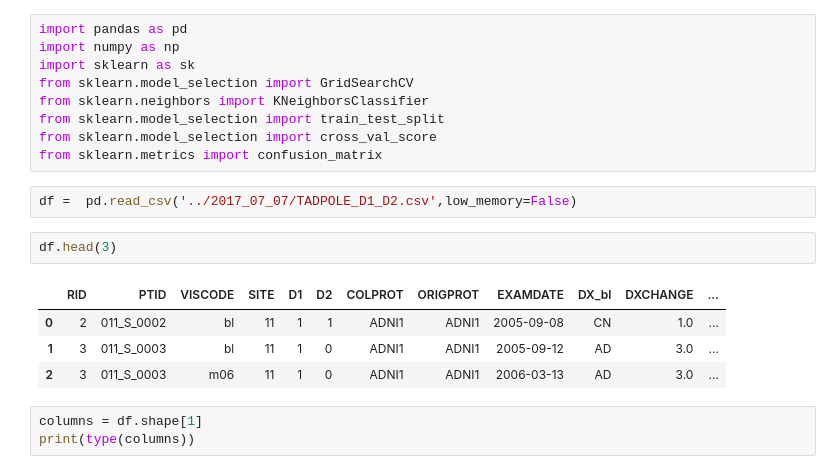
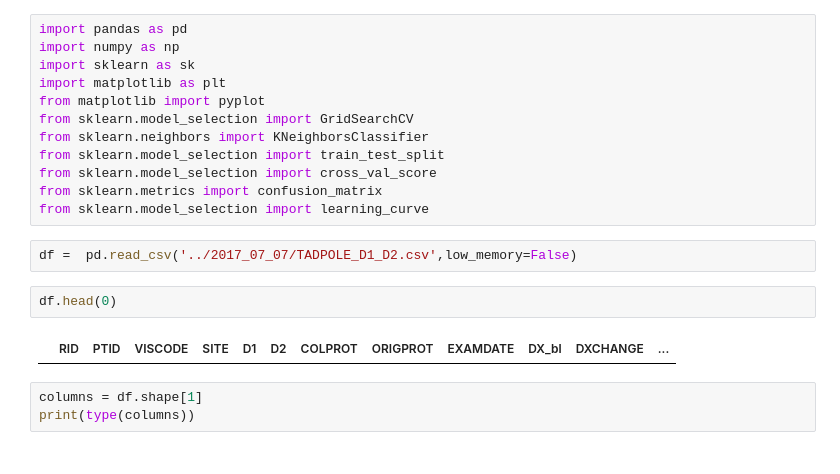
Before and after one commit to antoine-chenevier/IA-4A, a Jupyter notebook: main.ipynb, the cells around one changed output. Saved outputs shown, nothing was run; the diff lists cells and outputs as text.

Commit message:
matplot erreur plot erreur

```diff
--- a/main.ipynb
+++ b/main.ipynb
@@ -2,20 +2,20 @@
 import pandas as pd
 import numpy as np
 import sklearn as sk
+import matplotlib as plt
+from matplotlib import pyplot
 from sklearn.model_selection import GridSearchCV
 from sklearn.neighbors import KNeighborsClassifier
 from sklearn.model_selection import train_test_split
 from sklearn.model_selection import cross_val_score
 from sklearn.metrics import confusion_matrix
+from sklearn.model_selection import learning_curve
 # %%
 df =  pd.read_csv('../2017_07_07/TADPOLE_D1_D2.csv',low_memory=False)
 # %%
-df.head(3)
+df.head(0)
 # %% [output]
 |  | RID | PTID | VISCODE | SITE | D1 | D2 | COLPROT | ORIGPROT | EXAMDATE | DX_bl | DXCHANGE | ... |
-| 0 | 2 | 011_S_0002 | bl | 11 | 1 | 1 | ADNI1 | ADNI1 | 2005-09-08 | CN | 1.0 | ... |
-| 1 | 3 | 011_S_0003 | bl | 11 | 1 | 0 | ADNI1 | ADNI1 | 2005-09-12 | AD | 3.0 | ... |
-| 2 | 3 | 011_S_0003 | m06 | 11 | 1 | 0 | ADNI1 | ADNI1 | 2006-03-13 | AD | 3.0 | ... |
 # %%
 columns = df.shape[1]
 print(type(columns))
```
Also changed, not shown: parts of 4 cells of this notebook.
